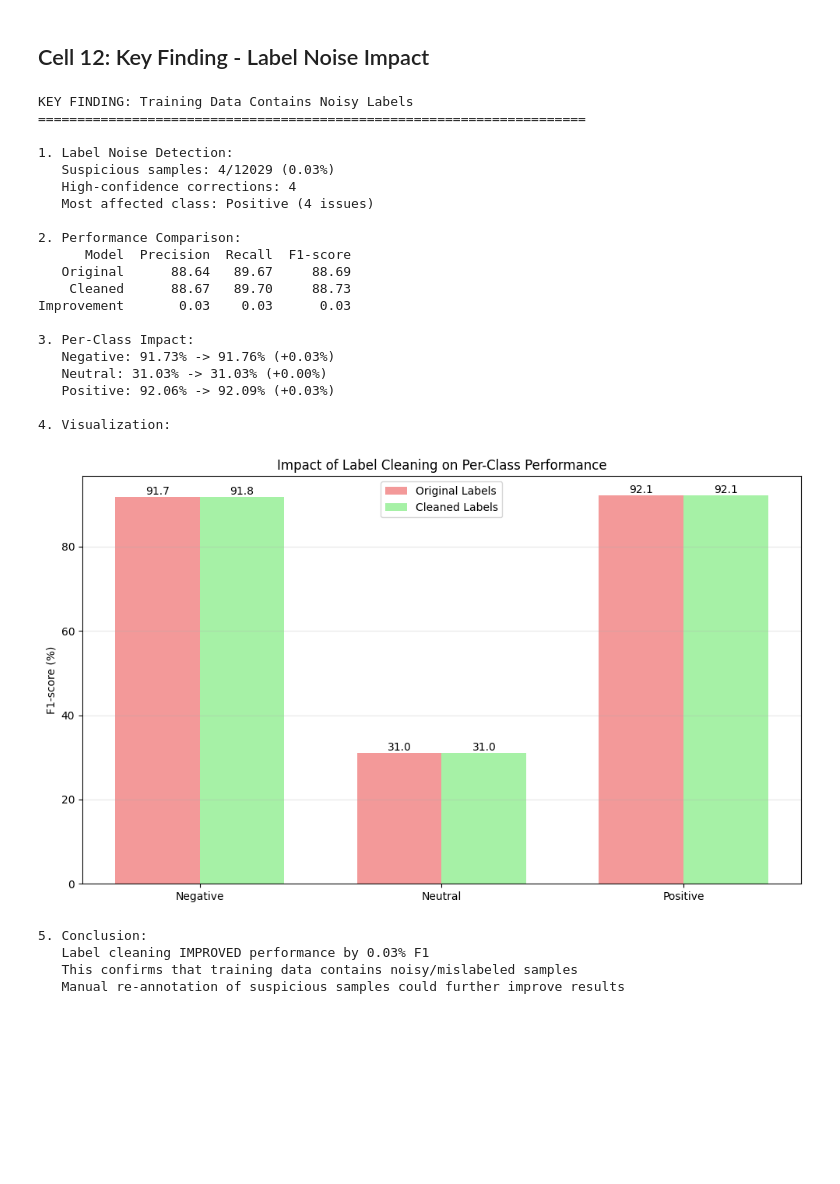
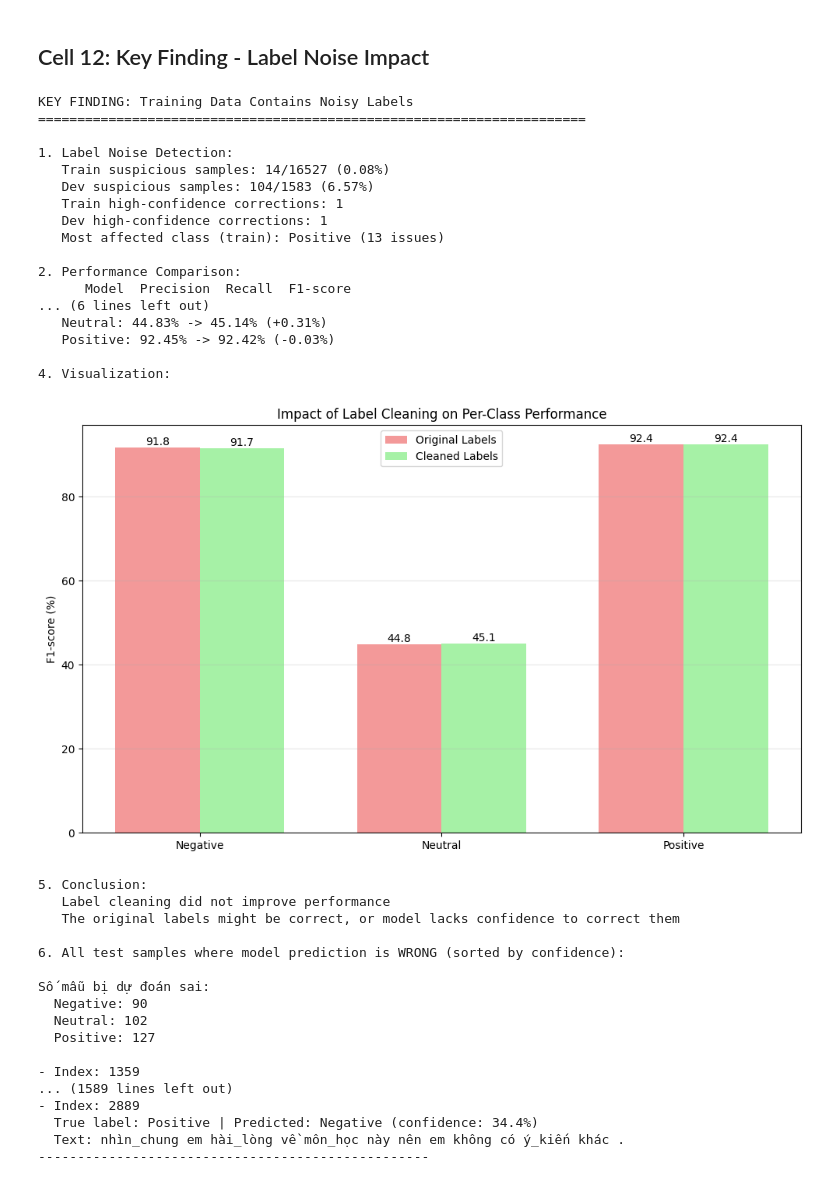
Before and after one commit to 24022404/UIT-VSFC-Sentiment-Analysis, a Jupyter notebook: approach_1_svm_xgboost_ensemble.ipynb, the cells around one changed output. Saved outputs shown, nothing was run; the diff lists cells and outputs as text; code cells hidden in the pictures; blank space fills up the shorter version.

```diff
--- a/approach_1_svm_xgboost_ensemble.ipynb
+++ b/approach_1_svm_xgboost_ensemble.ipynb
@@ -442,9 +634,11 @@ print("KEY FINDING: Training Data Contains Noisy Labels")
 print("="*70)
 
 print(f"\n1. Label Noise Detection:")
-print(f"   Suspicious samples: {len(label_issues)}/{len(y_train)} ({len(label_issues)/len(y_train)*100:.2f}%)")
-print(f"   High-confidence corrections: {corrected_count}")
-print(f"   Most affected class: {labels[issue_by_class.most_common(1)[0][0]]} ({issue_by_class.most_common(1)[0][1]} issues)")
+print(f"   Train suspicious samples: {len(label_issues_train)}/{len(y_train)} ({len(label_issues_train)/len(y_train)*100:.2f}%)")
+print(f"   Dev suspicious samples: {len(label_issues_dev)}/{len(y_dev)} ({len(label_issues_dev)/len(y_dev)*100:.2f}%)")
+print(f"   Train high-confidence corrections: {corrected_count_train}")
+print(f"   Dev high-confidence corrections: {corrected_count_dev}")
+print(f"   Most affected class (train): {labels[issue_by_class_train.most_common(1)[0][0]]} ({issue_by_class_train.most_common(1)[0][1]} issues)")
 
 print(f"\n2. Performance Comparison:")
 comparison_clean = pd.DataFrame({
@@ -479,46 +673,79 @@ ax.set_xticks(x)
 ax.set_xticklabels(labels)
 ax.legend()
 ax.grid(axis='y', alpha=0.3)
 
 for bars in [bars1, bars2]:
     for bar in bars:
         height = bar.get_height()
         ax.text(bar.get_x() + bar.get_width()/2., height, f'{height:.1f}', ha='center', va='bottom')
 
 plt.tight_layout()
 plt.show()
 
 print(f"\n5. Conclusion:")
 if f_avg_c > f_avg:
     print(f"   Label cleaning IMPROVED performance by {f_avg_c*100 - f_avg*100:.2f}% F1")
     print(f"   This confirms that training data contains noisy/mislabeled samples")
     print(f"   Manual re-annotation of suspicious samples could further improve results")
 else:
     print(f"   Label cleaning did not improve performance")
     print(f"   The original labels might be correct, or model lacks confidence to correct them")
+
+print("\n6. All test samples where model prediction is WRONG (sorted by confidence):")
+wrong_samples = []
+wrong_count = {0: 0, 1: 0, 2: 0}  # 0: Negative, 1: Neutral, 2: Positive
+for i in range(len(y_test)):
+    if y_test[i] != y_pred_ens_clean[i]:
+        pred_probs = y_prob_ens_clean[i]
+        pred_label = y_pred_ens_clean[i]
+        confidence = pred_probs[pred_label] * 100
+        wrong_samples.append((i, confidence, y_test[i], pred_label, X_test[i]))
+        wrong_count[y_test[i]] += 1
+
+wrong_samples.sort(key=lambda x: x[1], reverse=True)  # Sort by confidence descending
+
+print(f"\nSố mẫu bị dự đoán sai:")
+for i, label in enumerate(labels):
+    print(f"  {label}: {wrong_count[i]}")
+
+for idx, confidence, true_label, pred_label, text in wrong_samples:
+    print(f"\n- Index: {idx}")
+    print(f"  True label: {labels[true_label]} | Predicted: {labels[pred_label]} (confidence: {confidence:.1f}%)")
+    print(f"  Text: {text}")
+    print("-" * 50)
 # %% [output]
 KEY FINDING: Training Data Contains Noisy Labels
 ======================================================================
 
 1. Label Noise Detection:
-   Suspicious samples: 4/12029 (0.03%)
-   High-confidence corrections: 4
-   Most affected class: Positive (4 issues)
+   Train suspicious samples: 14/16527 (0.08%)
+   Dev suspicious samples: 104/1583 (6.57%)
+   Train high-confidence corrections: 1
+   Dev high-confidence corrections: 1
+   Most affected class (train): Positive (13 issues)
 
 2. Performance Comparison:
       Model  Precision  Recall  F1-score
-   Original      88.64   89.67     88.69
-    Cleaned      88.67   89.70     88.73
-Improvement       0.03    0.03      0.03
-
-3. Per-Class Impact:
-   Negative: 91.73% -> 91.76% (+0.03%)
-   Neutral: 31.03% -> 31.03% (+0.00%)
-   Positive: 92.06% -> 92.09% (+0.03%)
+... (6 lines left out)
+   Neutral: 44.83% -> 45.14% (+0.31%)
+   Positive: 92.45% -> 92.42% (-0.03%)
 
 4. Visualization:
-[figure, old version]
+[figure, new version]
 5. Conclusion:
-   Label cleaning IMPROVED performance by 0.03% F1
-   This confirms that training data contains noisy/mislabeled samples
-   Manual re-annotation of suspicious samples could further improve results
+   Label cleaning did not improve performance
+   The original labels might be correct, or model lacks confidence to correct them
+
+6. All test samples where model prediction is WRONG (sorted by confidence):
+
+Số mẫu bị dự đoán sai:
+  Negative: 90
+  Neutral: 102
+  Positive: 127
+
+- Index: 1359
+... (1589 lines left out)
+- Index: 2889
+  True label: Positive | Predicted: Negative (confidence: 34.4%)
+  Text: nhìn_chung em hài_lòng về môn_học này nên em không có ý_kiến khác .
+--------------------------------------------------
```
Also changed, not shown: parts of 10 cells of this notebook, 1 other file.
